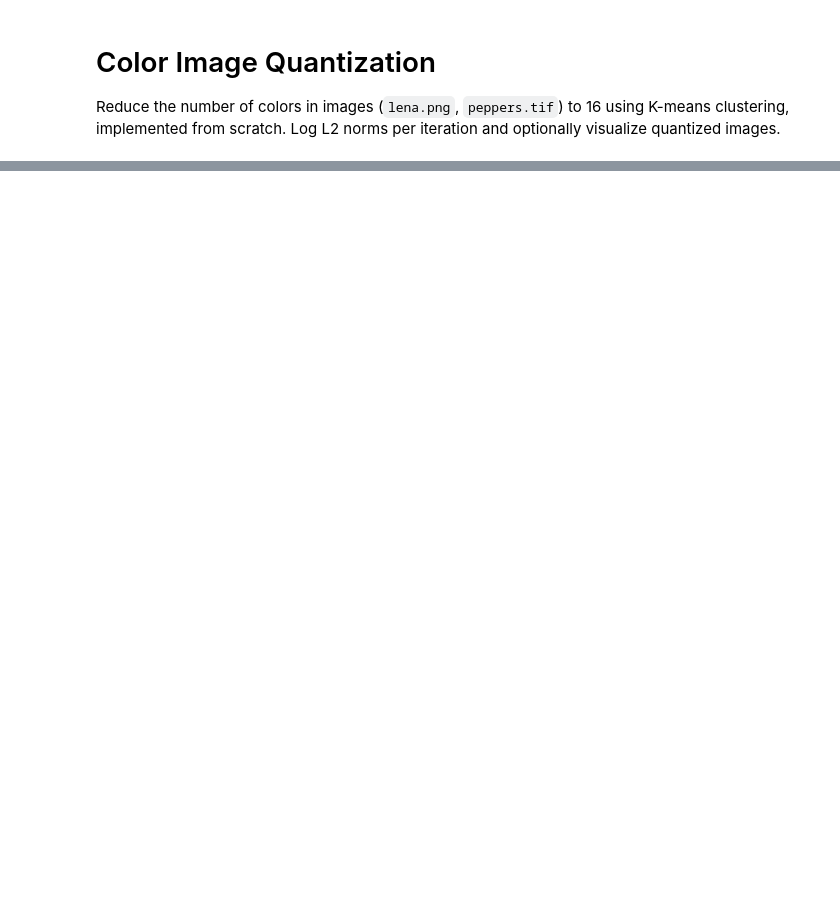
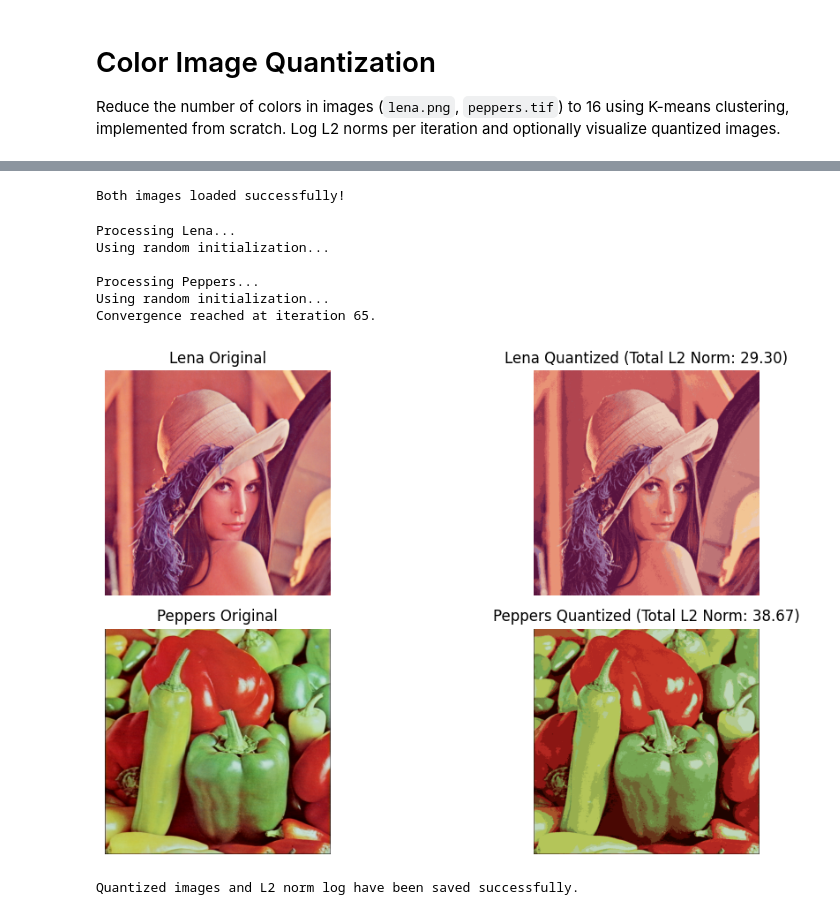
Before and after one commit to zahrajavanbakhsh/AI2025, a Jupyter notebook: week3/Task 1/part1_CIQ.ipynb, the cells around one changed output, grey strips where cells are left out. Drawn from its saved outputs; the diff is of its cells as text; code cells hidden in the pictures; blank space fills up the shorter version.

Commit message:
Update week3: modified notebooks in Task 1 and Task 2, added resized images, videos, text log, and removed peppers(2).tif

```diff
--- a/week3/Task 1/part1_CIQ.ipynb
+++ b/week3/Task 1/part1_CIQ.ipynb
@@ -95,0 +68,77 @@ cv2.imwrite('lena_quantized.png', (lena_quantized * 255).astype(np.uint8))
+# %%
+lena_path = './lena.png'
+peppers_path = './peppers.tif'
+
+try:
+    lena = cv2.imread(lena_path).astype(np.float32) / 255.0
+    peppers = cv2.imread(peppers_path).astype(np.float32) / 255.0
+
+    if lena is None or peppers is None:
+        raise Exception("One of the images could not be loaded. Check paths and file integrity.")
+    print("Both images loaded successfully!")
+
+except Exception as e:
+    print(f"Error loading images: {e}. Using random placeholder images.")
+    lena = np.random.rand(512, 512, 3).astype(np.float32)
+    peppers = np.random.rand(384, 512, 3).astype(np.float32)
+
+k = 16
+max_iterations = 100
+visualize = False
+# %% [output]
+Both images loaded successfully!
+# %%
+print("Processing Lena...")
+lena_quantized, lena_l2_norms = kmeans_quantization(lena, k, max_iterations, visualize)
+print("\nProcessing Peppers...")
+peppers_quantized, peppers_l2_norms = kmeans_quantization(peppers, k, max_iterations, visualize)
+
+
+with open('L2_norm_log.txt', 'w') as f:
+    f.write('Lena L2 Norms per iteration:\n' + '\n'.join(map(str, lena_l2_norms)) + '\n\n')
+    f.write('Peppers L2 Norms per iteration:\n' + '\n'.join(map(str, peppers_l2_norms)) + '\n')
+
+
+final_lena_l2 = calculate_l2_norm(lena, lena_quantized)
+final_peppers_l2 = calculate_l2_norm(peppers, peppers_quantized)
+
+
+plt.figure(figsize=(12, 6))
+
+plt.subplot(2, 2, 1)
+plt.imshow(cv2.cvtColor(lena, cv2.COLOR_BGR2RGB))
+plt.title('Lena Original')
+plt.axis('off')
+
+plt.subplot(2, 2, 2)
+plt.imshow(cv2.cvtColor(lena_quantized, cv2.COLOR_BGR2RGB))
+plt.title(f'Lena Quantized (Total L2 Norm: {final_lena_l2:.2f})')
+plt.axis('off')
+
+plt.subplot(2, 2, 3)
+plt.imshow(cv2.cvtColor(peppers, cv2.COLOR_BGR2RGB))
+plt.title('Peppers Original')
+plt.axis('off')
+
+plt.subplot(2, 2, 4)
+plt.imshow(cv2.cvtColor(peppers_quantized, cv2.COLOR_BGR2RGB))
+plt.title(f'Peppers Quantized (Total L2 Norm: {final_peppers_l2:.2f})')
+plt.axis('off')
+
+plt.tight_layout()
+plt.show()
+
+
+cv2.imwrite('lena_quantized.png', (lena_quantized * 255).astype(np.uint8))
+cv2.imwrite('peppers_quantized.png', (peppers_quantized * 255).astype(np.uint8))
+
+print("Quantized images and L2 norm log have been saved successfully.")
+# %% [output]
+Processing Lena...
+Using random initialization...
+
+Processing Peppers...
+Using random initialization...
+Convergence reached at iteration 65.
+[figure, added]
+Quantized images and L2 norm log have been saved successfully.
```
Also changed, not shown: parts of 6 cells of this notebook, 8 other files.
